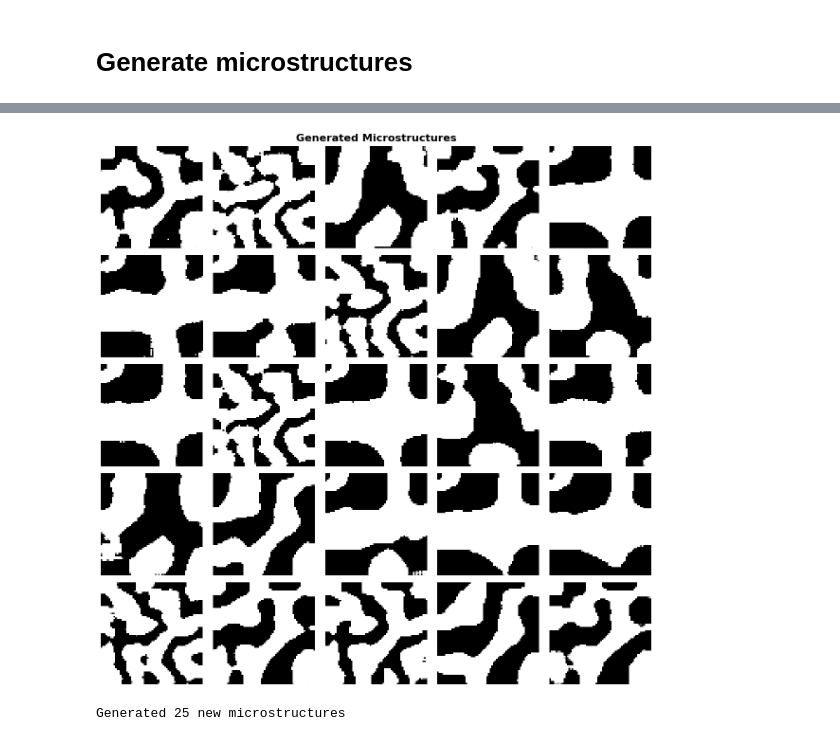
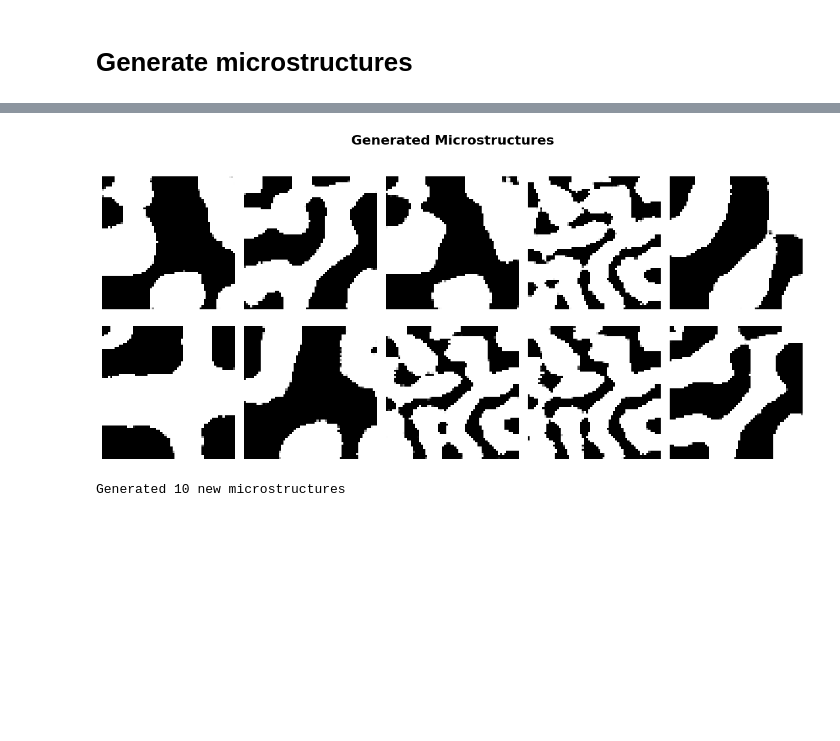
Before and after one commit to sedaoturak/dcgan_cahn-hilliard, a Jupyter notebook: DCGAN_Cahn_Hillard.ipynb, the cells around one changed output, grey strips where cells are left out. Saved outputs shown, nothing was run; the diff lists cells and outputs as text; code cells hidden in the pictures; blank space fills up the shorter version.

Commit message:
Image generation code revised.

```diff
--- a/DCGAN_Cahn_Hillard.ipynb
+++ b/DCGAN_Cahn_Hillard.ipynb
@@ -634,27 +634,27 @@ compare_real_vs_generated(generator, real_samples_for_comparison, num_samples=5)
 # %%
 # Generate a grid of new samples
 generator.eval()
 
-num_samples = 25
+num_samples = 10
 with torch.no_grad():
     z = torch.randn(num_samples, LATENT_DIM, 1, 1, device=device)
     generated = generator(z).cpu()
     generated = (generated + 1) / 2
 
-fig, axes = plt.subplots(5, 5, figsize=(12, 12))
+fig, axes = plt.subplots(2, 5, figsize=(12, 6))
 for i, ax in enumerate(axes.flat):
     ax.imshow(generated[i, 0], cmap='gray')
     ax.axis('off')
 
 plt.suptitle('Generated Microstructures', fontsize=16, fontweight='bold')
 plt.tight_layout()
 plt.savefig('generated_samples_grid.png', dpi=300, bbox_inches='tight')
 plt.show()
 
 print(f'Generated {num_samples} new microstructures')
 # %% [output]
-[figure, old version]
+[figure, new version]
-Generated 25 new microstructures
+Generated 10 new microstructures
 # %%
 # save model
 import os
```
Also changed, not shown: parts of 1 cell of this notebook.
